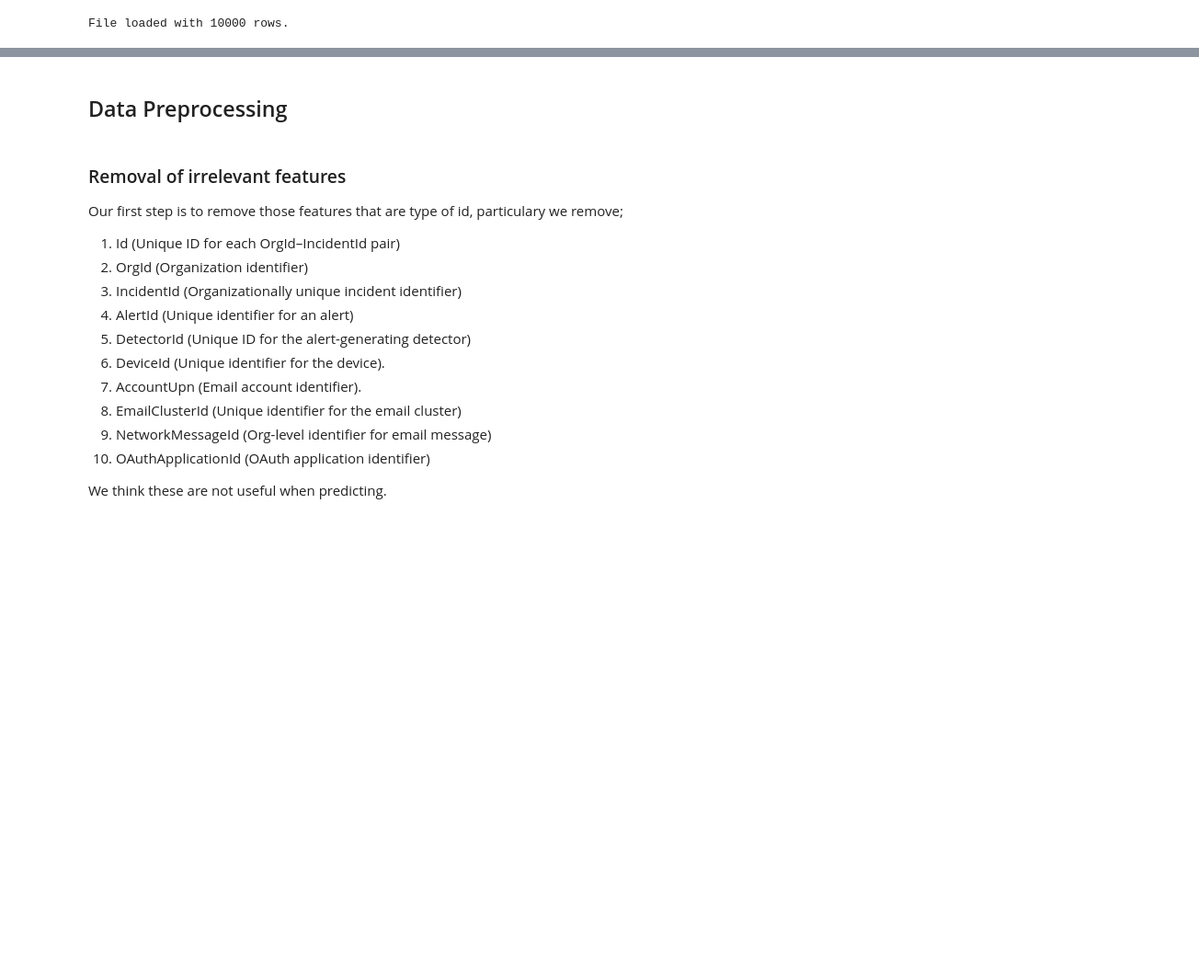
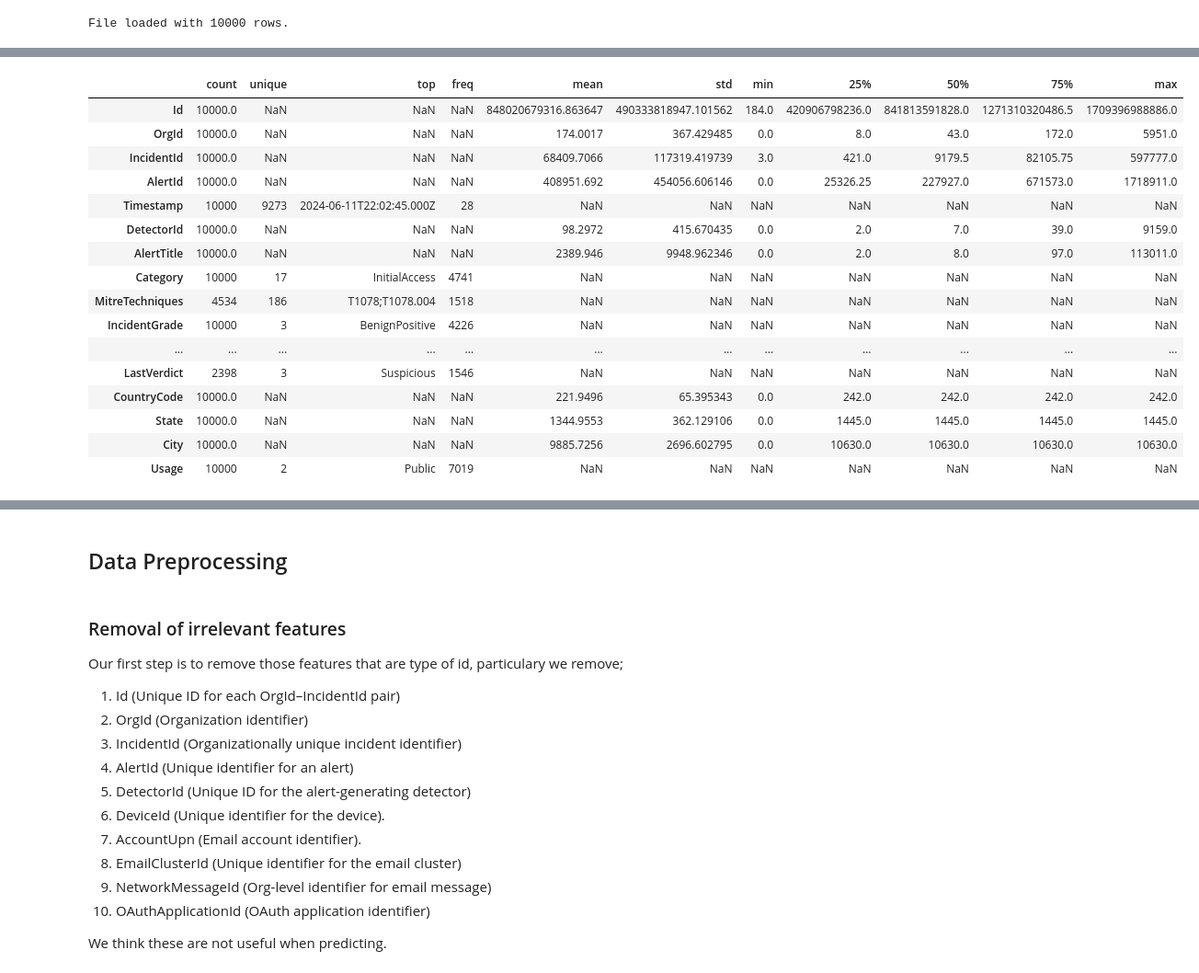
Before and after one commit to yasin281/Microsoft-Security-Incident-Prediction, a Jupyter notebook: src/DataPreparation.ipynb, the cells around one changed output, grey strips where cells are left out. Shown: that part at 92% size. Cells and saved outputs as stored; diff of their text form; code cells hidden in the pictures; blank space fills up the shorter version.

```diff
--- a/src/DataPreparation.ipynb
+++ b/src/DataPreparation.ipynb
@@ -106,0 +73,20 @@ Now we can proceed with applying the preprocessing to the data. Before that, let
+# %%
+data.describe(include='all').T
+# %% [output]
+|  | count | unique | top | freq | mean | std | min | 25% | 50% | 75% | max |
+| Id | 10000.0 | NaN | NaN | NaN | 848020679316.863647 | 490333818947.101562 | 184.0 | 420906798236.0 | 841813591828.0 | 1271310320486.5 | 1709396988886.0 |
+| OrgId | 10000.0 | NaN | NaN | NaN | 174.0017 | 367.429485 | 0.0 | 8.0 | 43.0 | 172.0 | 5951.0 |
+| IncidentId | 10000.0 | NaN | NaN | NaN | 68409.7066 | 117319.419739 | 3.0 | 421.0 | 9179.5 | 82105.75 | 597777.0 |
+| AlertId | 10000.0 | NaN | NaN | NaN | 408951.692 | 454056.606146 | 0.0 | 25326.25 | 227927.0 | 671573.0 | 1718911.0 |
+| Timestamp | 10000 | 9273 | 2024-06-11T22:02:45.000Z | 28 | NaN | NaN | NaN | NaN | NaN | NaN | NaN |
+| DetectorId | 10000.0 | NaN | NaN | NaN | 98.2972 | 415.670435 | 0.0 | 2.0 | 7.0 | 39.0 | 9159.0 |
+| AlertTitle | 10000.0 | NaN | NaN | NaN | 2389.946 | 9948.962346 | 0.0 | 2.0 | 8.0 | 97.0 | 113011.0 |
+| Category | 10000 | 17 | InitialAccess | 4741 | NaN | NaN | NaN | NaN | NaN | NaN | NaN |
+| MitreTechniques | 4534 | 186 | T1078;T1078.004 | 1518 | NaN | NaN | NaN | NaN | NaN | NaN | NaN |
+| IncidentGrade | 10000 | 3 | BenignPositive | 4226 | NaN | NaN | NaN | NaN | NaN | NaN | NaN |
+| ... | ... | ... | ... | ... | ... | ... | ... | ... | ... | ... | ... |
+| LastVerdict | 2398 | 3 | Suspicious | 1546 | NaN | NaN | NaN | NaN | NaN | NaN | NaN |
+| CountryCode | 10000.0 | NaN | NaN | NaN | 221.9496 | 65.395343 | 0.0 | 242.0 | 242.0 | 242.0 | 242.0 |
+| State | 10000.0 | NaN | NaN | NaN | 1344.9553 | 362.129106 | 0.0 | 1445.0 | 1445.0 | 1445.0 | 1445.0 |
+| City | 10000.0 | NaN | NaN | NaN | 9885.7256 | 2696.602795 | 0.0 | 10630.0 | 10630.0 | 10630.0 | 10630.0 |
+| Usage | 10000 | 2 | Public | 7019 | NaN | NaN | NaN | NaN | NaN | NaN | NaN |
```
Also changed, not shown: parts of 56 cells of this notebook, 4 other files.
